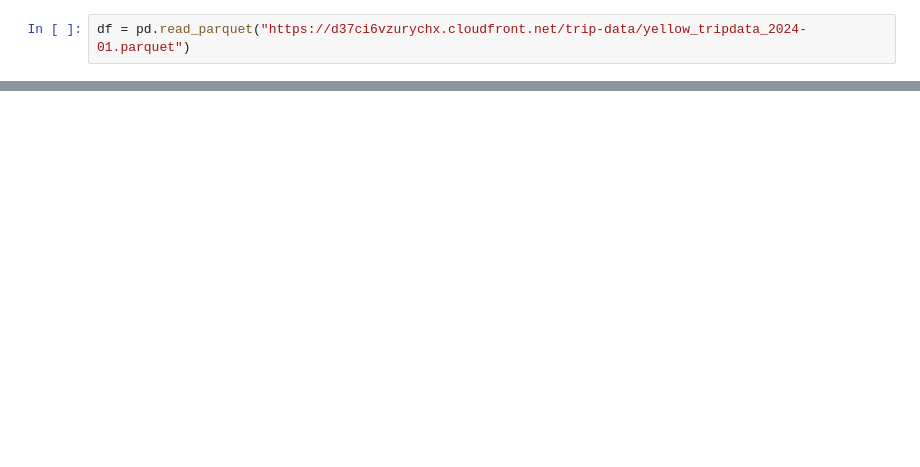
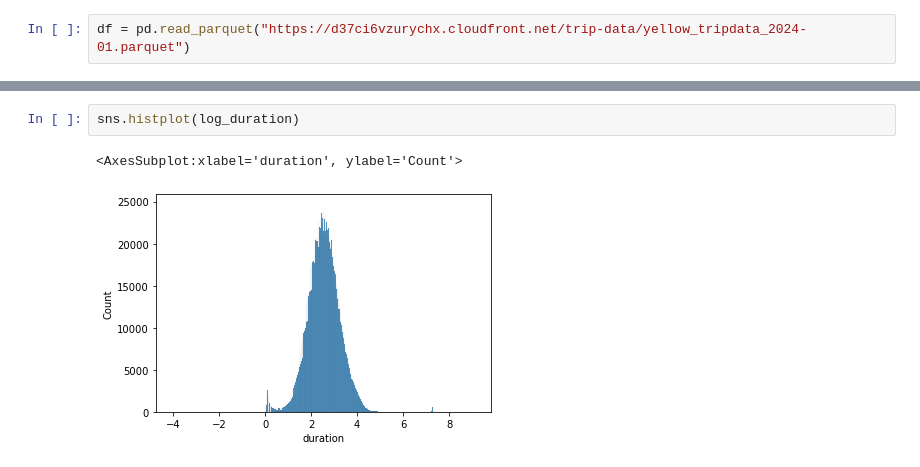
Before and after one commit to CarlEdem/MLOps, a Jupyter notebook: 01.Intro/homework 01.ipynb, the cells around one changed output, grey strips where cells are left out. Saved outputs shown, nothing was run; the diff lists cells and outputs as text; blank space fills up the shorter version.

```diff
--- a/01.Intro/homework 01.ipynb
+++ b/01.Intro/homework 01.ipynb
@@ -14,0 +155,5 @@ df.head()
+# %%
+sns.histplot(log_duration)
+# %% [output]
+<AxesSubplot:xlabel='duration', ylabel='Count'>
+[figure, added]
```
Also changed, not shown: parts of 21 cells of this notebook.
